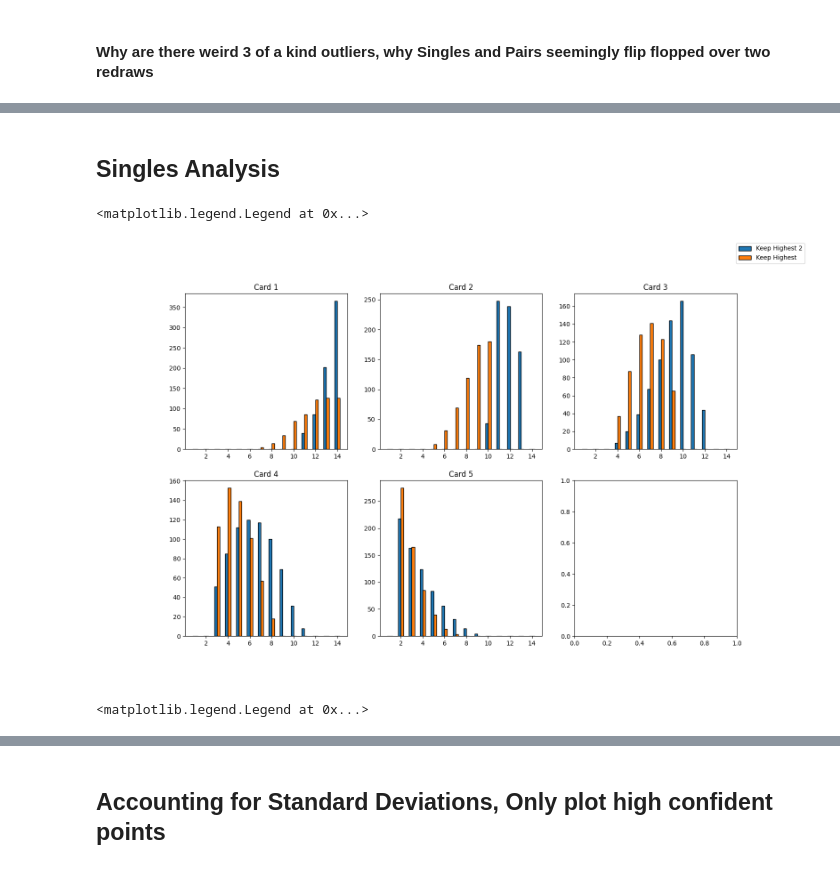
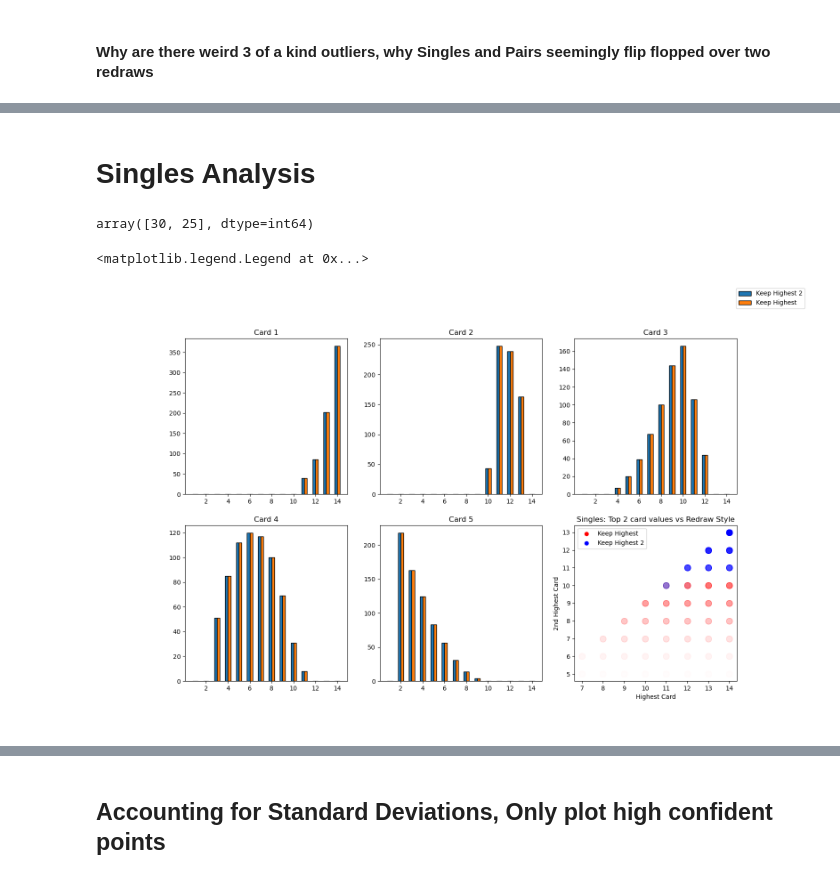
Before and after one commit to Guenthnerclan/5-Card-Draw-Poker-Optimal-Play, a Jupyter notebook: Winrate Analysis.ipynb, the cells around one changed output, grey strips where cells are left out. Saved outputs shown, nothing was run; the diff lists cells and outputs as text; code cells hidden in the pictures.

```diff
--- a/Winrate Analysis.ipynb
+++ b/Winrate Analysis.ipynb
@@ -55,14 +80,3 @@ redraw_index = []
 for row in range(len(df.index)):
     redraw_index.append(redraw_combs[tuple(ast.literal_eval(df["Index Remove"][row]))]) #Convert removal list into removal index and add in
 df["Redraw Index"] = redraw_index
-# %%
-#Making df of only best redrawing per hand
-df_max = pd.read_csv("Best Winrates.csv")
-hand_card_values = [[],[],[],[],[]]
-for i in range(len(df_max)):
-    aa = ast.literal_eval(df_max["Hand List"].iloc[i])
-    for i in range(5):
-        hand_card_values[i].append(aa[i])
-for i in range(5):
-    s = "Card "+str(i+1)
-    df_max[s] = hand_card_values[i]
@@ -119,7 +161,7 @@ fig, axs = plt.subplots(3,3)
 fig.set_figheight(8)
 fig.set_figwidth(8)
 for i in range(1,9):
-    df_select_max = df_max[df_max["Hand Score"] == i]
+    df_select_max = df[(df["Ranking"] == 1) & (df["Hand Score"] == i)]
     axs[math.floor((i-1)/3),(i-1)%3].plot(df_select_max["Redraw Index"],df_select_max["Winrate"],'bo',markersize=1)
     if (i-1)%3 == 0:
         axs[math.floor((i-1)/3),(i-1)%3].set_ylabel("Winrate")
@@ -129,6 +171,6 @@ for i in range(1,9):
         axs[math.floor((i-1)/3),(i-1)%3].set_title(score_test_dict[i])
     except:
         pass
-fig.suptitle("Winrate vs Redrawing Index")
+fig.suptitle("(MAX) Winrate vs Redrawing Index")
 fig.tight_layout();
 # %% [output]
@@ -147,12 +189,16 @@ three_kind_df[three_kind_df["Redraw Index"] != 15]
 # %% [markdown]
-## Singles Analysis
+# Singles Analysis
 # %%
 #Curious about the value frequency of first few cards between main redraw types
-singles = df_max[df_max["Hand Score"] == 1]
+singles_max = df[(df["Ranking"] == 1) & (df["Hand Score"] == 1)]#Highest ranking singles only
 #Create new columns specifying card values in hand by order
-singles25 = singles[singles["Redraw Index"] == 25]
-singles30 = singles[singles["Redraw Index"] == 30]
+singles25 = singles_max[singles_max["Redraw Index"] == 25]
+singles30 = singles_max[singles_max["Redraw Index"] == 30]
 #singles30
+# %%
+singles_max["Redraw Index"].unique() ##Keep top or top two
+# %% [output]
+array([30, 25], dtype=int64)
 # %%
 fig, axs = plt.subplots(2,3)
 fig.set_figheight(10)
@@ -161,44 +207,42 @@ for i in range(1,6):
     s = 'Card '+str(i)
     for j in range(2):
         if j == 0:
-            count = singles25[s].value_counts()
+            count = singles_max[singles_max["Redraw Index"] == 25][s].value_counts()
         else:
-            count = singles30[s].value_counts()
+            count = singles_max[singles_max["Redraw Index"] == 25][s].value_counts()
 
         a = count.index
         b = list(count)
         a,b = zip(*sorted(zip(a,b)))
         x = np.arange(1,15)
         y = []
         for k in range(1,15):
             if k in a:
                 y.append(b[a.index(k)])
             else:
                 y.append(0)
         if j == 0:
             leg = "Keep Highest 2"
         else:
             leg = "Keep Highest"
         if i != 1:
             leg = ''
         if j == 0:
             axs[math.floor((i-1)/3),(i-1)%3].bar(x-.125,y,width = .25, edgecolor = 'black',label=leg)
         else:
             axs[math.floor((i-1)/3),(i-1)%3].bar(x+0.125,y,width = .25, edgecolor = 'black',label=leg)
             pass
     axs[math.floor((i-1)/3),(i-1)%3].set_title(s)
 fig.legend()
+
+plt.scatter(singles30["Card 1"],singles30["Card 2"],s=100,alpha=0.01,color='r')
+plt.scatter(singles25["Card 1"],singles25["Card 2"],s=100,alpha=0.01,color='b')
+plt.plot([],[],"ro",label="Keep Highest")
+plt.plot([],[],"bo",label="Keep Highest 2")
+plt.title("Singles: Top 2 card values vs Redraw Style")
+plt.xlabel("Highest Card")
+plt.ylabel("2nd Highest Card")
+plt.legend()
 # %% [output]
 <matplotlib.legend.Legend at 0x...>
-[figure, old version]
+[figure, new version]
-# %%
-plt.scatter(singles30["Card 1"],singles30["Card 2"],s=100,alpha=0.01,color='r')
-plt.scatter(singles25["Card 1"],singles25["Card 2"],s=100,alpha=0.01,color='b')
-plt.plot([],[],"ro",label="Keep Highest")
-plt.plot([],[],"bo",label="Keep Highest 2")
-plt.title("Singles: Top 2 card values vs Redraw Style")
-plt.xlabel("Highest Card")
-plt.ylabel("2nd Highest Card")
-plt.legend()
-# %% [output]
-<matplotlib.legend.Legend at 0x...>
```
Also changed, not shown: parts of 43 cells of this notebook, 6 other files.
